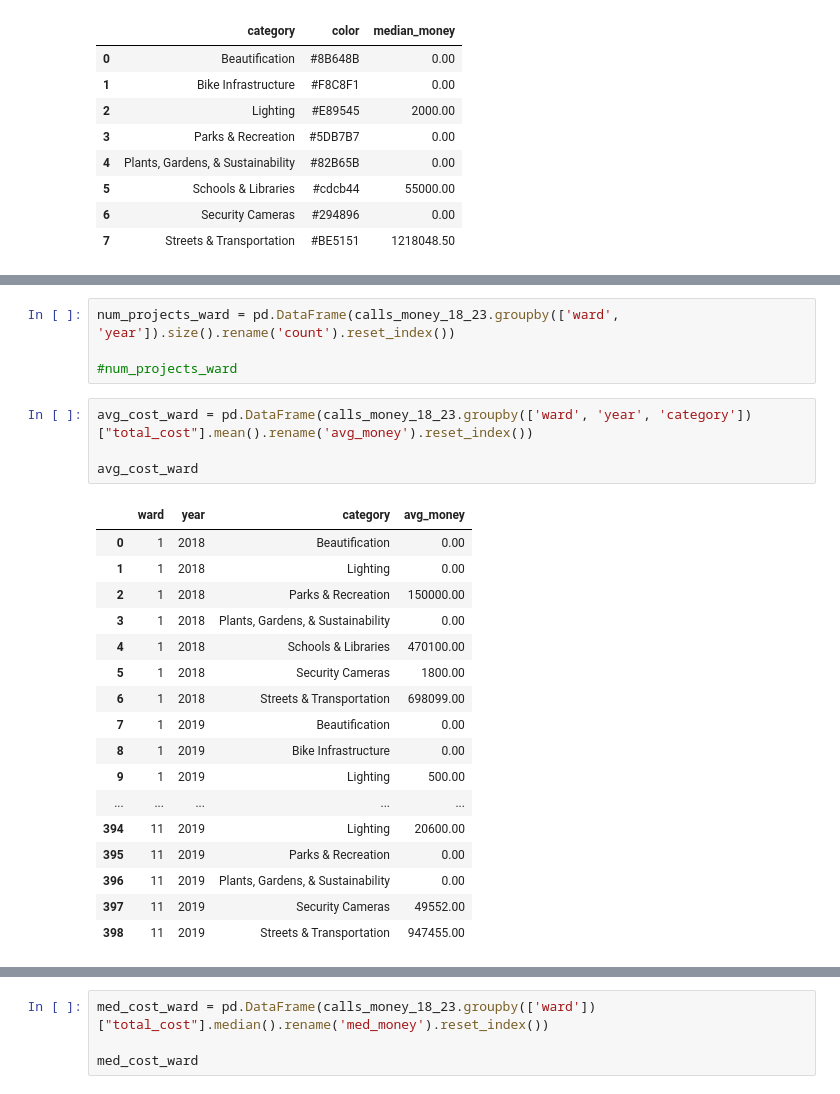
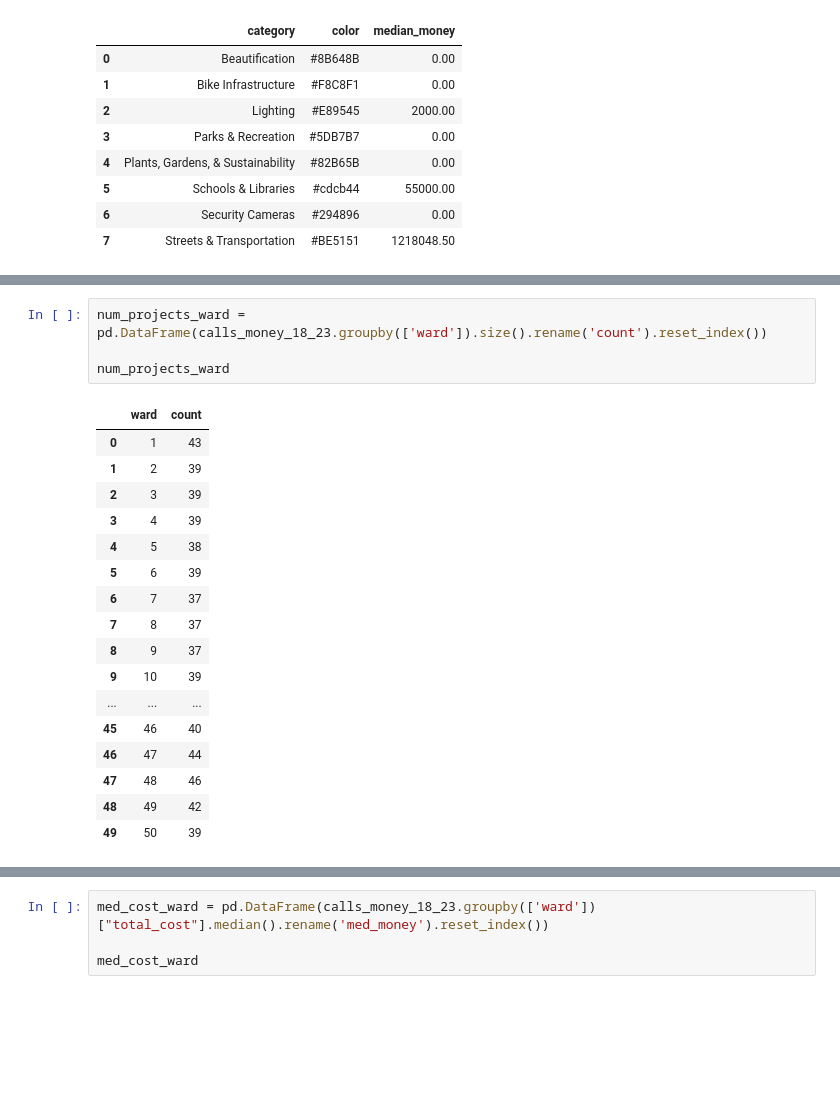
Before and after one commit to uchicago-2025-capp30122/30122-project-gitmoney, a Jupyter notebook: visualizations/lib_viz_build.ipynb, the cells around one changed output, grey strips where cells are left out. Drawn from its saved outputs; the diff is of its cells as text; blank space fills up the shorter version.

```diff
--- a/visualizations/lib_viz_build.ipynb
+++ b/visualizations/lib_viz_build.ipynb
@@ -112,26 +148,22 @@ med_cost_cat
 # %%
-num_projects_ward = pd.DataFrame(calls_money_18_23.groupby(['ward', 'year']).size().rename('count').reset_index())
+num_projects_ward = pd.DataFrame(calls_money_18_23.groupby(['ward']).size().rename('count').reset_index())
 
-#num_projects_ward
+num_projects_ward
+# %% [output]
+|  | ward | count |
+| 0 | 1 | 43 |
+| 1 | 2 | 39 |
+| 2 | 3 | 39 |
+| 3 | 4 | 39 |
+| 4 | 5 | 38 |
+| 5 | 6 | 39 |
+| 6 | 7 | 37 |
+| 7 | 8 | 37 |
+| 8 | 9 | 37 |
+| 9 | 10 | 39 |
+| ... | ... | ... |
+| 45 | 46 | 40 |
+| 46 | 47 | 44 |
+| 47 | 48 | 46 |
+| 48 | 49 | 42 |
+| 49 | 50 | 39 |
-# %%
-avg_cost_ward = pd.DataFrame(calls_money_18_23.groupby(['ward', 'year', 'category'])["total_cost"].mean().rename('avg_money').reset_index())
-
-avg_cost_ward
-# %% [output]
-|  | ward | year | category | avg_money |
-| 0 | 1 | 2018 | Beautification | 0.00 |
-| 1 | 1 | 2018 | Lighting | 0.00 |
-| 2 | 1 | 2018 | Parks & Recreation | 150000.00 |
-| 3 | 1 | 2018 | Plants, Gardens, & Sustainability | 0.00 |
-| 4 | 1 | 2018 | Schools & Libraries | 470100.00 |
-| 5 | 1 | 2018 | Security Cameras | 1800.00 |
-| 6 | 1 | 2018 | Streets & Transportation | 698099.00 |
-| 7 | 1 | 2019 | Beautification | 0.00 |
-| 8 | 1 | 2019 | Bike Infrastructure | 0.00 |
-| 9 | 1 | 2019 | Lighting | 500.00 |
-| ... | ... | ... | ... | ... |
-| 394 | 11 | 2019 | Lighting | 20600.00 |
-| 395 | 11 | 2019 | Parks & Recreation | 0.00 |
-| 396 | 11 | 2019 | Plants, Gardens, & Sustainability | 0.00 |
-| 397 | 11 | 2019 | Security Cameras | 49552.00 |
-| 398 | 11 | 2019 | Streets & Transportation | 947455.00 |
```
Also changed, not shown: parts of 5 cells of this notebook, 3 other files.
